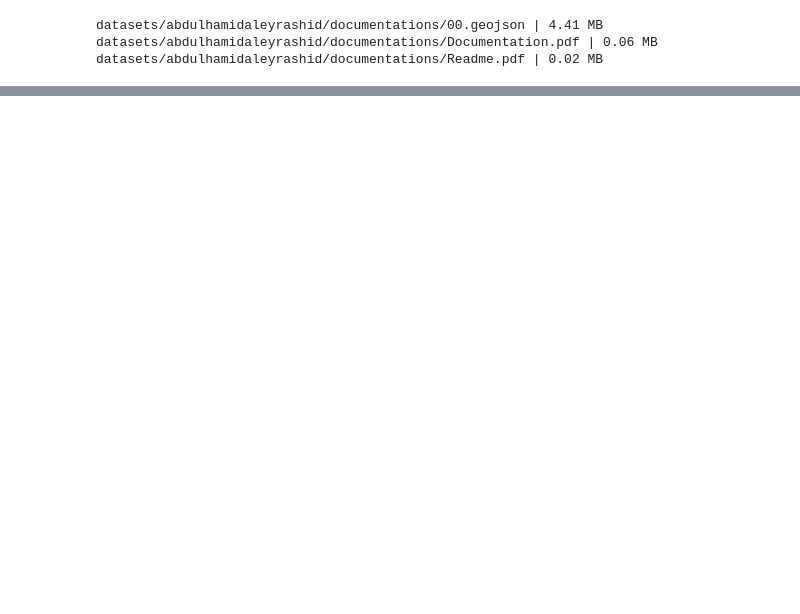
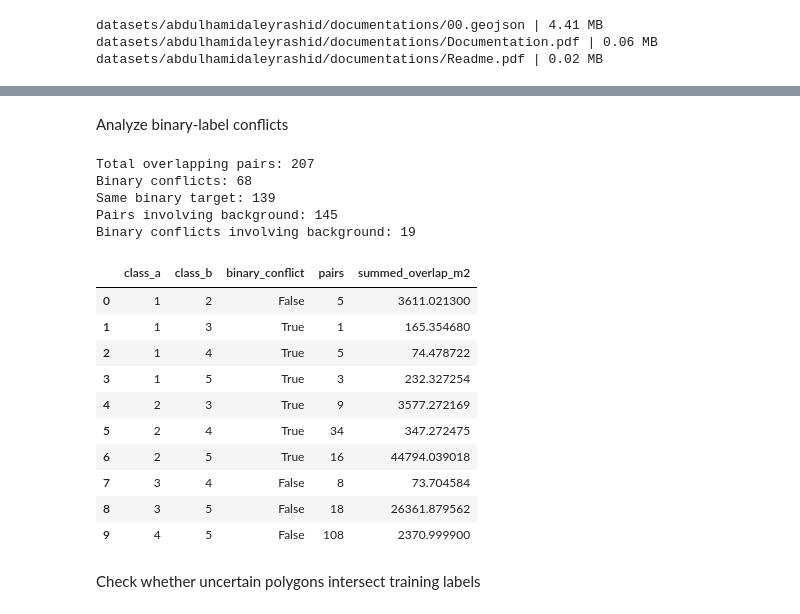
Before and after one commit to AlleyAbility/cashew-plantation-mapping, a Jupyter notebook: notebooks/01_data_exploration.ipynb, the cells around one changed output, grey strips where cells are left out. Drawn from its saved outputs; the diff is of its cells as text; code cells hidden in the pictures; blank space fills up the shorter version.

```diff
--- a/notebooks/01_data_exploration.ipynb
+++ b/notebooks/01_data_exploration.ipynb
@@ -62,0 +372,76 @@ Columns: ['OBJECTID', 'class', 'Shape_Leng', 'Shape_Area', 'class_name', 'geomet
+# %% [markdown]
+Analyze binary-label conflicts
+# %%
+
+# We already created overlap_df
+report = overlap_df.copy()
+
+report["target_a"] = report["class_a"].isin(
+    [1, 2]
+).astype(int)
+
+report["target_b"] = report["class_b"].isin(
+    [1, 2]
+).astype(int)
+
+report["binary_conflict"] = (
+    report["target_a"] != report["target_b"]
+)
+
+report["involves_background"] = (
+    (report["class_a"] == 5) |
+    (report["class_b"] == 5)
+)
+
+print("Total overlapping pairs:", len(report))
+
+print(
+    "Binary conflicts:",
+    report["binary_conflict"].sum()
+)
+
+print(
+    "Same binary target:",
+    (~report["binary_conflict"]).sum()
+)
+
+print(
+    "Pairs involving background:",
+    report["involves_background"].sum()
+)
+
+print(
+    "Binary conflicts involving background:",
+    (
+        report["binary_conflict"] &
+        report["involves_background"]
+    ).sum()
+)
+
+display(
+    report.groupby(
+        ["class_a", "class_b", "binary_conflict"]
+    ).agg(
+        pairs=("overlap_m2", "size"),
+        summed_overlap_m2=("overlap_m2", "sum")
+    ).reset_index()
+)
+# %% [output]
+Total overlapping pairs: 207
+Binary conflicts: 68
+Same binary target: 139
+Pairs involving background: 145
+Binary conflicts involving background: 19
+|  | class_a | class_b | binary_conflict | pairs | summed_overlap_m2 |
+| 0 | 1 | 2 | False | 5 | 3611.021300 |
+| 1 | 1 | 3 | True | 1 | 165.354680 |
+| 2 | 1 | 4 | True | 5 | 74.478722 |
+| 3 | 1 | 5 | True | 3 | 232.327254 |
+| 4 | 2 | 3 | True | 9 | 3577.272169 |
+| 5 | 2 | 4 | True | 34 | 347.272475 |
+| 6 | 2 | 5 | True | 16 | 44794.039018 |
+| 7 | 3 | 4 | False | 8 | 73.704584 |
+| 8 | 3 | 5 | False | 18 | 26361.879562 |
+| 9 | 4 | 5 | False | 108 | 2370.999900 |
+# %% [markdown]
+Check whether uncertain polygons intersect training labels
```
Also changed, not shown: parts of 21 cells of this notebook.
